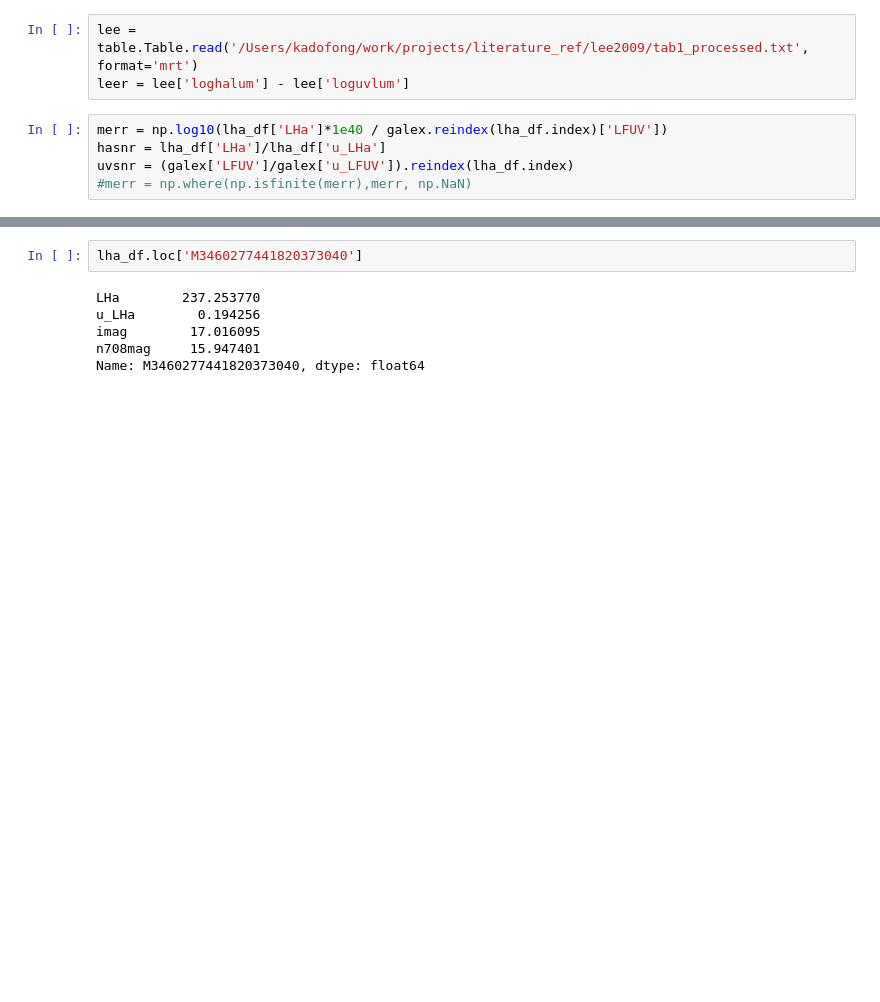
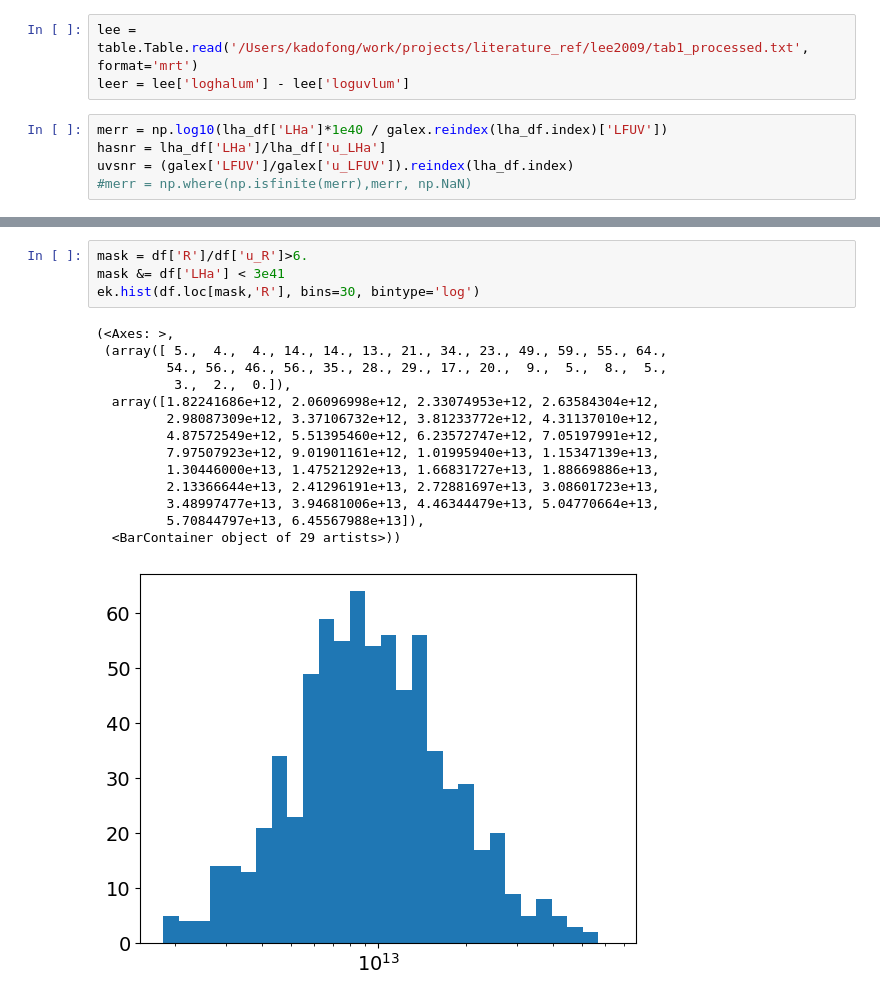
Before and after one commit to ekadofong/agrias, a Jupyter notebook: notebooks/HalphaDirectPhotometry.ipynb, the cells around one changed output, grey strips where cells are left out. Drawn from its saved outputs; the diff is of its cells as text; blank space fills up the shorter version.

```diff
--- a/notebooks/HalphaDirectPhotometry.ipynb
+++ b/notebooks/HalphaDirectPhotometry.ipynb
@@ -188,9 +220,20 @@ Name: M3460277441820373040, dtype: float64
 # %%
-lha_df.loc['M3460277441820373040']
+mask = df['R']/df['u_R']>6.
+mask &= df['LHa'] < 3e41
+ek.hist(df.loc[mask,'R'], bins=30, bintype='log')
 # %% [output]
-LHa        237.253770
-u_LHa        0.194256
-imag        17.016095
-n708mag     15.947401
-Name: M3460277441820373040, dtype: float64
+(<Axes: >,
+ (array([ 5.,  4.,  4., 14., 14., 13., 21., 34., 23., 49., 59., 55., 64.,
+         54., 56., 46., 56., 35., 28., 29., 17., 20.,  9.,  5.,  8.,  5.,
+          3.,  2.,  0.]),
+  array([1.82241686e+12, 2.06096998e+12, 2.33074953e+12, 2.63584304e+12,
+         2.98087309e+12, 3.37106732e+12, 3.81233772e+12, 4.31137010e+12,
+         4.87572549e+12, 5.51395460e+12, 6.23572747e+12, 7.05197991e+12,
+         7.97507923e+12, 9.01901161e+12, 1.01995940e+13, 1.15347139e+13,
+         1.30446000e+13, 1.47521292e+13, 1.66831727e+13, 1.88669886e+13,
+         2.13366644e+13, 2.41296191e+13, 2.72881697e+13, 3.08601723e+13,
+         3.48997477e+13, 3.94681006e+13, 4.46344479e+13, 5.04770664e+13,
+         5.70844797e+13, 6.45567988e+13]),
+  <BarContainer object of 29 artists>))
+[figure, added]
 # %%
```
Also changed, not shown: parts of 18 cells of this notebook, 1 other file.
